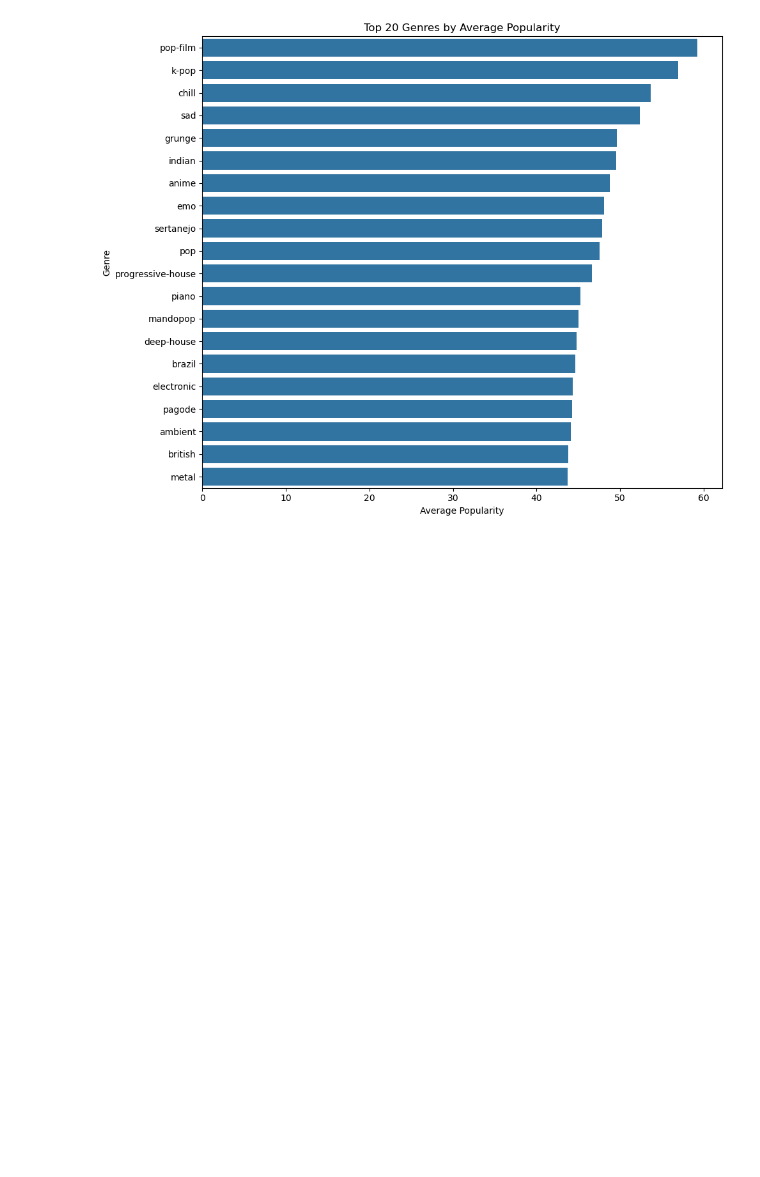
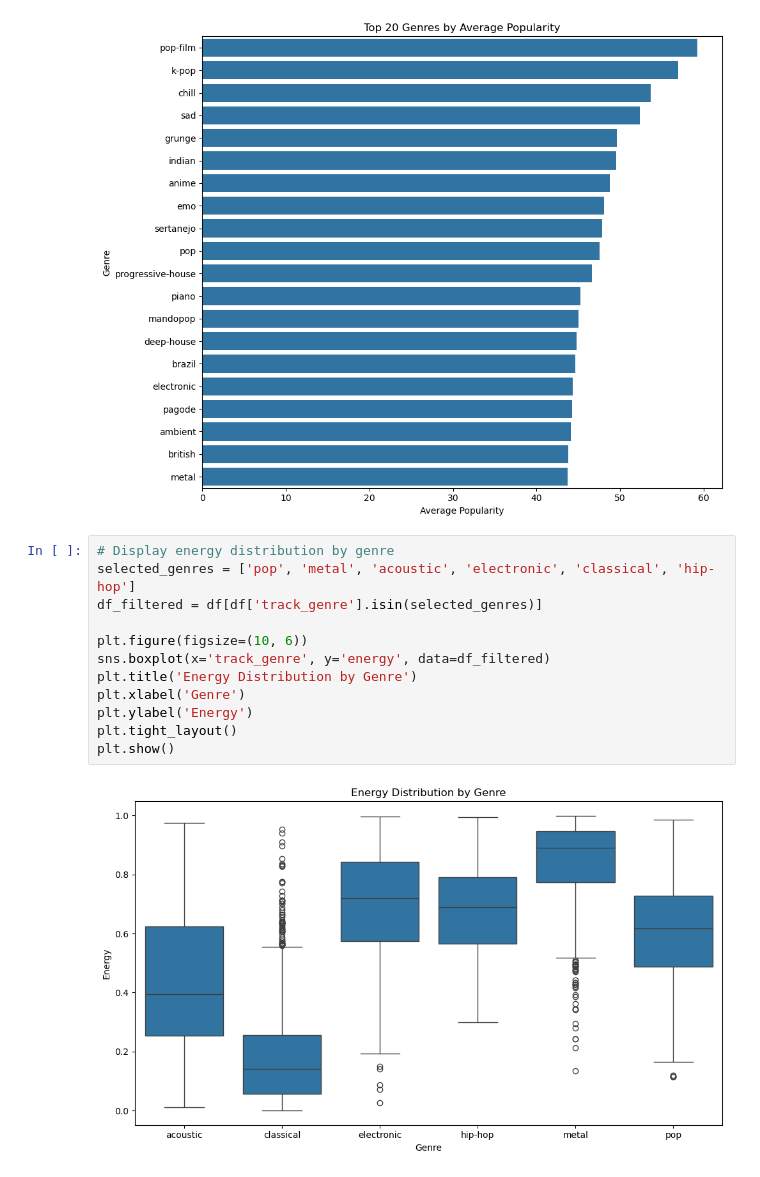
Before and after one commit to DerekHickey6/ml-mini-projects, a Jupyter notebook: eda-portfolio/notebooks/spotify_eda.ipynb, the cells around one changed output. Saved outputs shown, nothing was run; the diff lists cells and outputs as text; blank space fills up the shorter version.

Commit message:
display energy distribution by genre

```diff
--- a/eda-portfolio/notebooks/spotify_eda.ipynb
+++ b/eda-portfolio/notebooks/spotify_eda.ipynb
@@ -168,3 +168,17 @@ plt.tight_layout()
 plt.show()
 # %% [output]
 [figure]
+# %%
+# Display energy distribution by genre
+selected_genres = ['pop', 'metal', 'acoustic', 'electronic', 'classical', 'hip-hop']
+df_filtered = df[df['track_genre'].isin(selected_genres)]
+
+plt.figure(figsize=(10, 6))
+sns.boxplot(x='track_genre', y='energy', data=df_filtered)
+plt.title('Energy Distribution by Genre')
+plt.xlabel('Genre')
+plt.ylabel('Energy')
+plt.tight_layout()
+plt.show()
+# %% [output]
+[figure, added]
```
